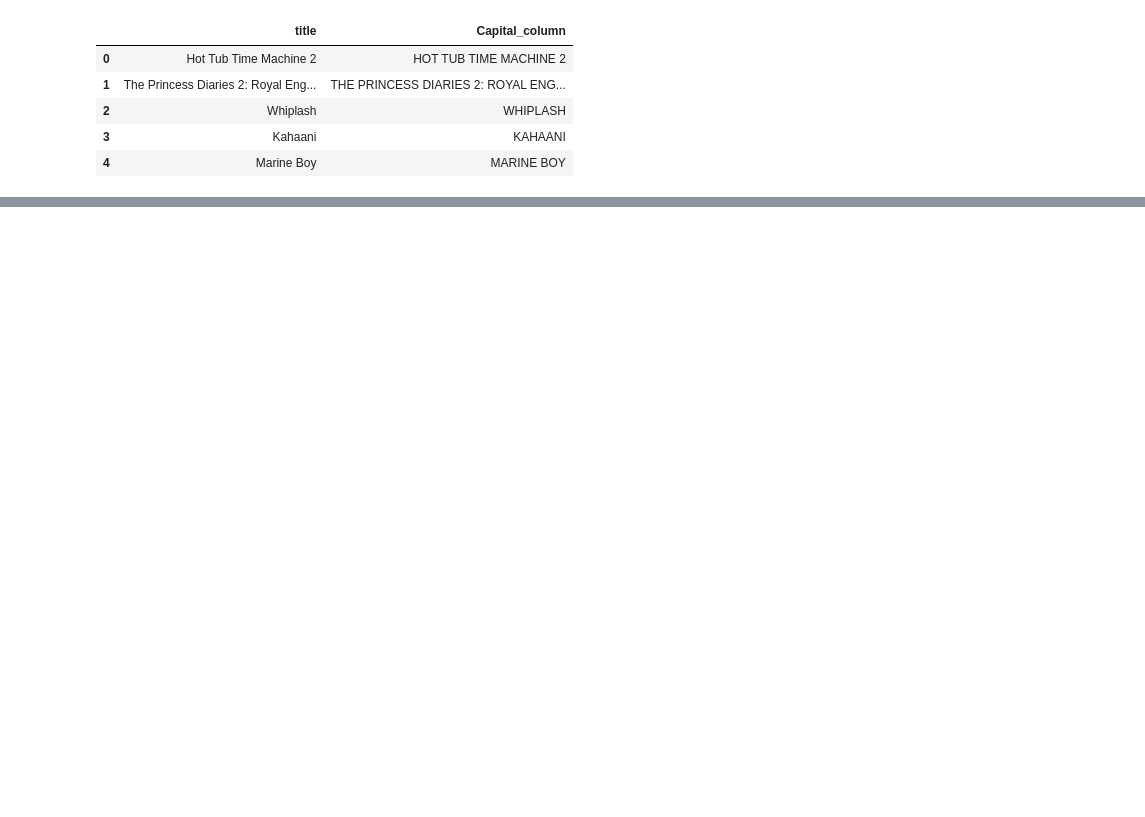
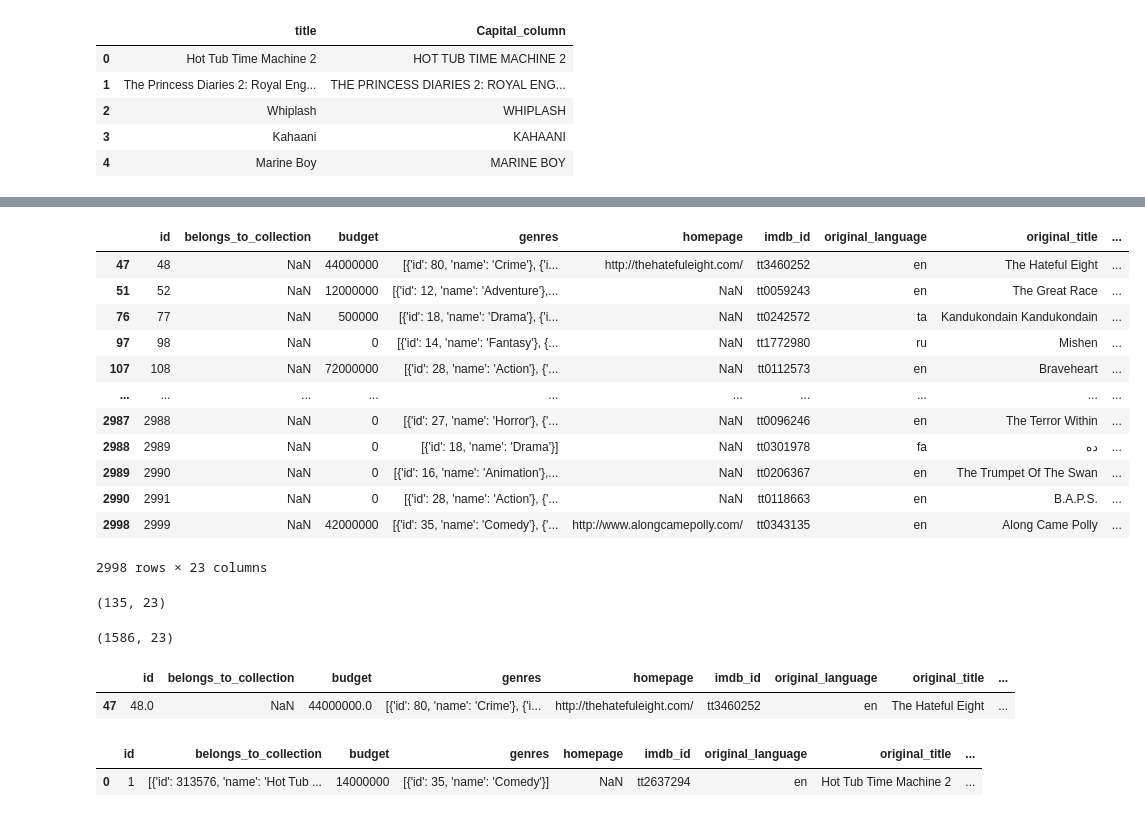
Before and after one commit to azameap/Python, a Jupyter notebook: Advanced_Wrangling_concepts.ipynb, the cells around one changed output, grey strips where cells are left out. Cells and saved outputs as stored; diff of their text form; code cells hidden in the pictures; blank space fills up the shorter version.

```diff
--- a/Advanced_Wrangling_concepts.ipynb
+++ b/Advanced_Wrangling_concepts.ipynb
@@ -78,0 +85,7 @@ imdb_df[['new_profit']].head()
+# %%
+path = '/content/drive/MyDrive/Datasets/imdb_data.csv'
+imdb_df = pd.read_csv(path)
+imdb_df['Profit_'] = imdb_df['revenue'] - imdb_df['budget']
+imdb_df['profit_margin'] = imdb_df.apply(lambda x: (x['Profit_'] / x['revenue']) * 100, axis=1)
+imdb_df['is_profitting'] = imdb_df.apply(lambda x: True if x['profit_margin'] >0 else False, axis = 1)
+imdb_df[['profit_margin','is_profitting']].head()
@@ -78,0 +99,28 @@ imdb_df[['new_profit']].head()
+# %%
+imdb1 = imdb_df[imdb_df['runtime'] >= 150]
+imdb2 = imdb_df[ (imdb_df['runtime'] < 150) & (imdb_df['runtime'] > 100 )]
+imdb3 = imdb_df[imdb_df['runtime'] <= 100]
+# %%
+pd.concat([imdb1,imdb2,imdb3])
+# %% [output]
+|  | id | belongs_to_collection | budget | genres | homepage | imdb_id | original_language | original_title | ... |
+| 47 | 48 | NaN | 44000000 | [{'id': 80, 'name': 'Crime'}, {'i... | http://thehatefuleight.com/ | tt3460252 | en | The Hateful Eight | ... |
+| 51 | 52 | NaN | 12000000 | [{'id': 12, 'name': 'Adventure'},... | NaN | tt0059243 | en | The Great Race | ... |
+| 76 | 77 | NaN | 500000 | [{'id': 18, 'name': 'Drama'}, {'i... | NaN | tt0242572 | ta | Kandukondain Kandukondain | ... |
+| 97 | 98 | NaN | 0 | [{'id': 14, 'name': 'Fantasy'}, {... | NaN | tt1772980 | ru | Mishen | ... |
+| 107 | 108 | NaN | 72000000 | [{'id': 28, 'name': 'Action'}, {'... | NaN | tt0112573 | en | Braveheart | ... |
+| ... | ... | ... | ... | ... | ... | ... | ... | ... | ... |
+| 2987 | 2988 | NaN | 0 | [{'id': 27, 'name': 'Horror'}, {'... | NaN | tt0096246 | en | The Terror Within | ... |
+| 2988 | 2989 | NaN | 0 | [{'id': 18, 'name': 'Drama'}] | NaN | tt0301978 | fa | ده | ... |
+| 2989 | 2990 | NaN | 0 | [{'id': 16, 'name': 'Animation'},... | NaN | tt0206367 | en | The Trumpet Of The Swan | ... |
+| 2990 | 2991 | NaN | 0 | [{'id': 28, 'name': 'Action'}, {'... | NaN | tt0118663 | en | B.A.P.S. | ... |
+| 2998 | 2999 | NaN | 42000000 | [{'id': 35, 'name': 'Comedy'}, {'... | http://www.alongcamepolly.com/ | tt0343135 | en | Along Came Polly | ... |
+2998 rows × 23 columns
+# %%
+imdb1.shape
+# %% [output]
+(135, 23)
+# %%
+imdb2.shape
+# %% [output]
+(1586, 23)
@@ -78,0 +131,11 @@ imdb_df[['new_profit']].head()
+# %%
+sample_df.head(1)
+# %% [output]
+|  | id | belongs_to_collection | budget | genres | homepage | imdb_id | original_language | original_title | ... |
+| 47 | 48.0 | NaN | 44000000.0 | [{'id': 80, 'name': 'Crime'}, {'i... | http://thehatefuleight.com/ | tt3460252 | en | The Hateful Eight | ... |
+# %%
+#only english movies
+imdb_df[imdb_df['original_language'] == 'en'].head(1)
+# %% [output]
+|  | id | belongs_to_collection | budget | genres | homepage | imdb_id | original_language | original_title | ... |
+| 0 | 1 | [{'id': 313576, 'name': 'Hot Tub ... | 14000000 | [{'id': 35, 'name': 'Comedy'}] | NaN | tt2637294 | en | Hot Tub Time Machine 2 | ... |
```
Also changed, not shown: parts of 11 cells of this notebook.
